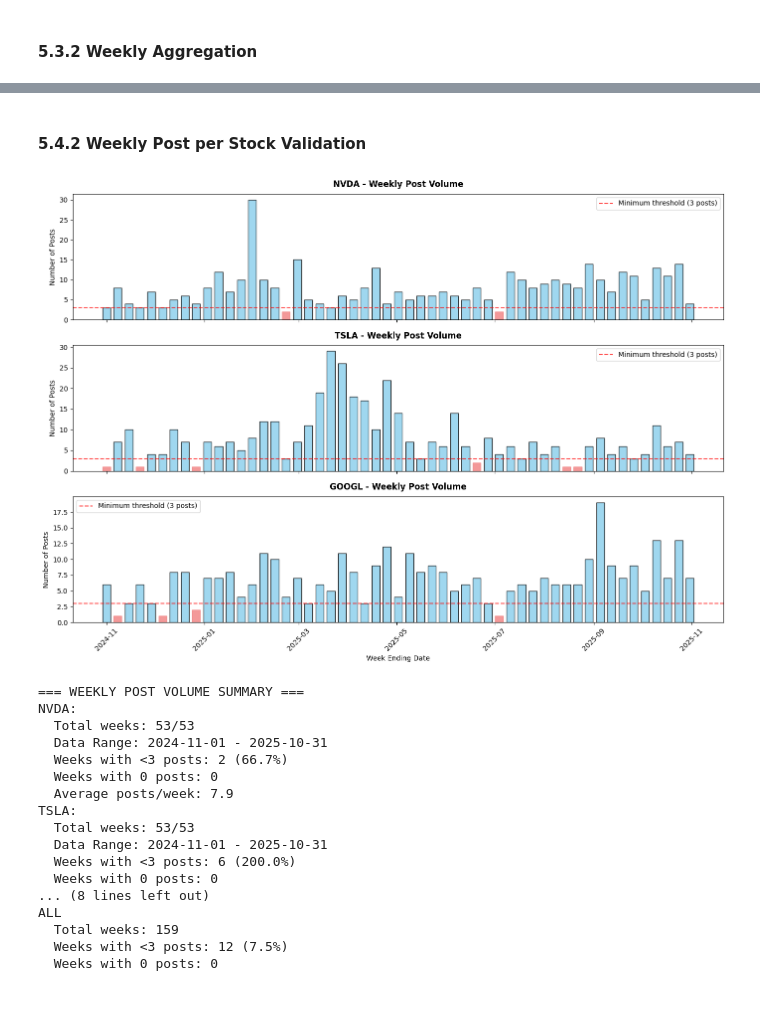
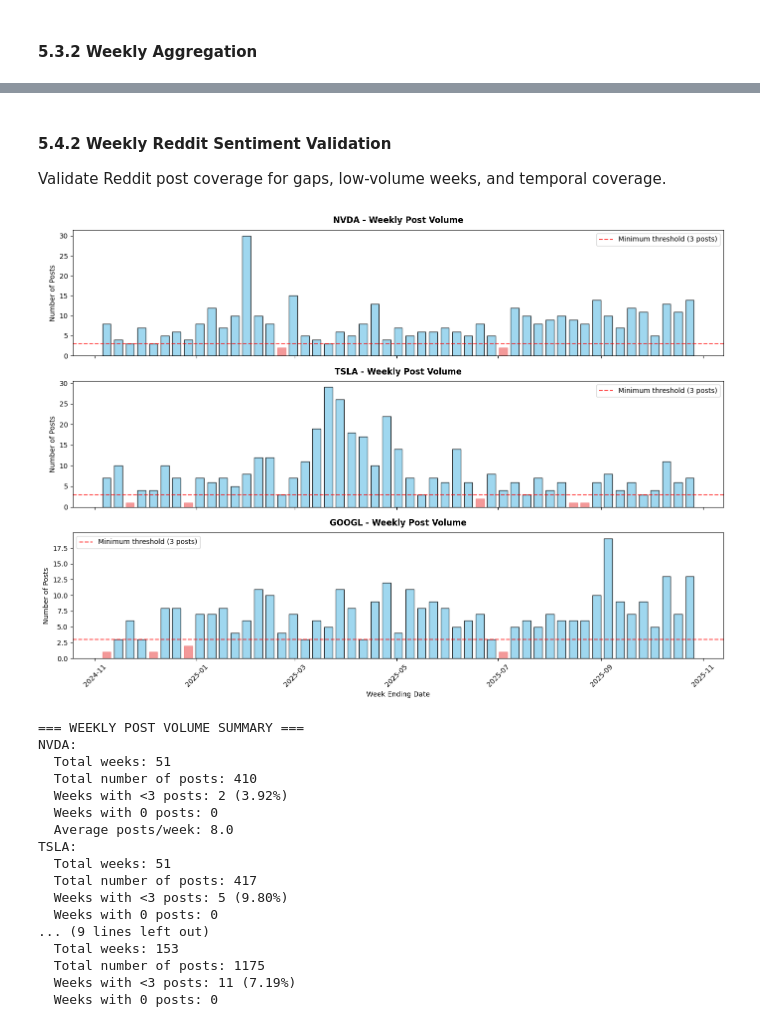
Before and after one commit to Raumfahrer007/stock_news_analyzer, a Jupyter notebook: notebooks/stock_news_analyzer_project.ipynb, the cells around one changed output, grey strips where cells are left out. Saved outputs shown, nothing was run; the diff lists cells and outputs as text; code cells hidden in the pictures.

```diff
--- a/notebooks/stock_news_analyzer_project.ipynb
+++ b/notebooks/stock_news_analyzer_project.ipynb
@@ -864,22 +900,22 @@ def analyze_sentiment(text):
 print("\nApplying sentiment analysis...")
 
 # Apply sentiment analysis and expand results into separate columns
-sentiment_results = reddit_clean['text_for_analysis'].apply(analyze_sentiment)
+sentiment_results = reddit_posts_clean['text_for_analysis'].apply(analyze_sentiment)
 sentiment_df = pd.json_normalize(sentiment_results)
-reddit_with_sentiment = reddit_clean.assign(**sentiment_df.to_dict('series'))
+reddit_posts_sentiment = reddit_posts_clean.assign(**sentiment_df.to_dict('series'))
 
 # Validation
 print("✓ Sentiment analysis completed\n")
-print(f"   Posts with Textblob scores: {len(reddit_with_sentiment['textblob_score'])}/{len(reddit_clean)}")
-print(f"   Posts with VADER scores: {len(reddit_with_sentiment['vader_score'])}/{len(reddit_clean)}")
-print(f"   Posts with Combined scores: {len(reddit_with_sentiment['combined_score'])}/{len(reddit_clean)}")
+print(f"   Posts with Textblob scores: {len(reddit_posts_sentiment['textblob_score'])}/{len(reddit_posts_clean)}")
+print(f"   Posts with VADER scores: {len(reddit_posts_sentiment['vader_score'])}/{len(reddit_posts_clean)}")
+print(f"   Posts with Combined scores: {len(reddit_posts_sentiment['combined_score'])}/{len(reddit_posts_clean)}")
 
 # Add Temporal Feature for Weekly Analysis
 print("\nAdding Friday-based week_ending to each post...")
 
-reddit_with_sentiment['week_ending'] = reddit_with_sentiment['datetime'].dt.to_period('W-FRI').dt.end_time.dt.date
+reddit_posts_sentiment['week_ending'] = reddit_posts_sentiment['datetime'].dt.to_period('W-FRI').dt.end_time.dt.date
 
-print(f"   Added week_ending for {reddit_with_sentiment['week_ending'].nunique()} unique weeks")
+print(f"   Added week_ending for {reddit_posts_sentiment['week_ending'].nunique()} unique weeks")
 print(f"   Date range: {reddit_range_start} to {reddit_range_end}")
 # %% [output]
 Starting feature engineering...
@@ -1007,15 +1088,17 @@ for ticker, data in stock_returns.items():
 # %% [markdown]
-#### 5.4.2 Weekly Post per Stock Validation
+#### 5.4.2 Weekly Reddit Sentiment Validation
+
+Validate Reddit post coverage for gaps, low-volume weeks, and temporal coverage.
 # %%
 # Create 3x1 subplot for weekly post volume by stock
 fig, axes = plt.subplots(3, 1, figsize=(14, 10))
 
 # Get sorted weeks for consistent x-axis
-all_weeks = sorted(weekly_sentiment['week_ending'].unique())
+all_weeks = sorted(reddit_sentiment_weekly['week_ending'].unique())
 
 for idx, stock in enumerate(['NVDA', 'TSLA', 'GOOGL']):
     # Get data for this stock
-    single_stock_data = weekly_sentiment[weekly_sentiment['stock'] == stock].sort_values('week_ending')
+    single_stock_data = reddit_sentiment_weekly[reddit_sentiment_weekly['stock'] == stock].sort_values('week_ending')
 
     # Create bar positions and widths
     weeks = single_stock_data['week_ending']
@@ -1033,56 +1116,57 @@ for idx, stock in enumerate(['NVDA', 'TSLA', 'GOOGL']):
     axes[idx].set_title(f'{stock} - Weekly Post Volume', fontweight='bold', pad=10)
     axes[idx].set_ylabel('Number of Posts')
     axes[idx].axhline(y=3, color='red', linestyle='--', alpha=0.7, label='Minimum threshold (3 posts)')
     axes[idx].legend()
 
     # Format x-axis
     axes[idx].tick_params(axis='x', rotation=45)
 
     # Only show x-axis labels on bottom plot to reduce clutter
     if idx < 2:
         axes[idx].set_xticklabels([])
     else:
         axes[idx].set_xlabel('Week Ending Date')
 
 plt.tight_layout()
 plt.show()
 
 # Add summary statistics
 print("\n=== WEEKLY POST VOLUME SUMMARY ===")
 for stock in ['NVDA', 'TSLA', 'GOOGL']:
-    single_stock_data = weekly_sentiment[weekly_sentiment['stock'] == stock]
+    single_stock_data = reddit_sentiment_weekly[reddit_sentiment_weekly['stock'] == stock]
     low_volume = len(single_stock_data[single_stock_data['post_count'] < 3])
     zero_posts = len(single_stock_data[single_stock_data['post_count'] == 0])
 
     print(f"{stock}:")
-    print(f"  Total weeks: {len(single_stock_data)}/53")
-    print(f"  Data Range: {single_stock_data['week_ending'].min()} - {single_stock_data['week_ending'].max()}")
-    print(f"  Weeks with <3 posts: {low_volume} ({low_volume/len(stock_data)*100:.1f}%)")
+    print(f"  Total weeks: {len(single_stock_data)}")
+    print(f"  Total number of posts: {single_stock_data['post_count'].sum()}")
+    print(f"  Weeks with <3 posts: {low_volume} ({low_volume/len(single_stock_data)*100:.2f}%)")
     print(f"  Weeks with 0 posts: {zero_posts}")
     print(f"  Average posts/week: {single_stock_data['post_count'].mean():.1f}")
 
 print("\nALL")
-print(f"  Total weeks: {len(weekly_sentiment)}")
-low_volume_all = len(weekly_sentiment[weekly_sentiment['post_count'] < 3])
-zero_posts_all = len(weekly_sentiment[weekly_sentiment['post_count'] == 0])
-print(f"  Weeks with <3 posts: {low_volume_all} ({low_volume_all/len(weekly_sentiment)*100:.1f}%)")
+print(f"  Total weeks: {len(reddit_sentiment_weekly)}")
+print(f"  Total number of posts: {reddit_sentiment_weekly['post_count'].sum()}")
+low_volume_all = len(reddit_sentiment_weekly[reddit_sentiment_weekly['post_count'] < 3])
+zero_posts_all = len(reddit_sentiment_weekly[reddit_sentiment_weekly['post_count'] == 0])
+print(f"  Weeks with <3 posts: {low_volume_all} ({low_volume_all/len(reddit_sentiment_weekly)*100:.2f}%)")
 print(f"  Weeks with 0 posts: {zero_posts_all}")
 # %% [output]
-[figure, old version]
+[figure, new version]
 === WEEKLY POST VOLUME SUMMARY ===
 NVDA:
-  Total weeks: 53/53
-  Data Range: 2024-11-01 - 2025-10-31
-  Weeks with <3 posts: 2 (66.7%)
+  Total weeks: 51
+  Total number of posts: 410
+  Weeks with <3 posts: 2 (3.92%)
   Weeks with 0 posts: 0
-  Average posts/week: 7.9
+  Average posts/week: 8.0
 TSLA:
-  Total weeks: 53/53
-  Data Range: 2024-11-01 - 2025-10-31
-  Weeks with <3 posts: 6 (200.0%)
+  Total weeks: 51
+  Total number of posts: 417
+  Weeks with <3 posts: 5 (9.80%)
   Weeks with 0 posts: 0
-... (8 lines left out)
-ALL
-  Total weeks: 159
-  Weeks with <3 posts: 12 (7.5%)
+... (9 lines left out)
+  Total weeks: 153
+  Total number of posts: 1175
+  Weeks with <3 posts: 11 (7.19%)
   Weeks with 0 posts: 0
```
Also changed, not shown: parts of 47 cells of this notebook.
